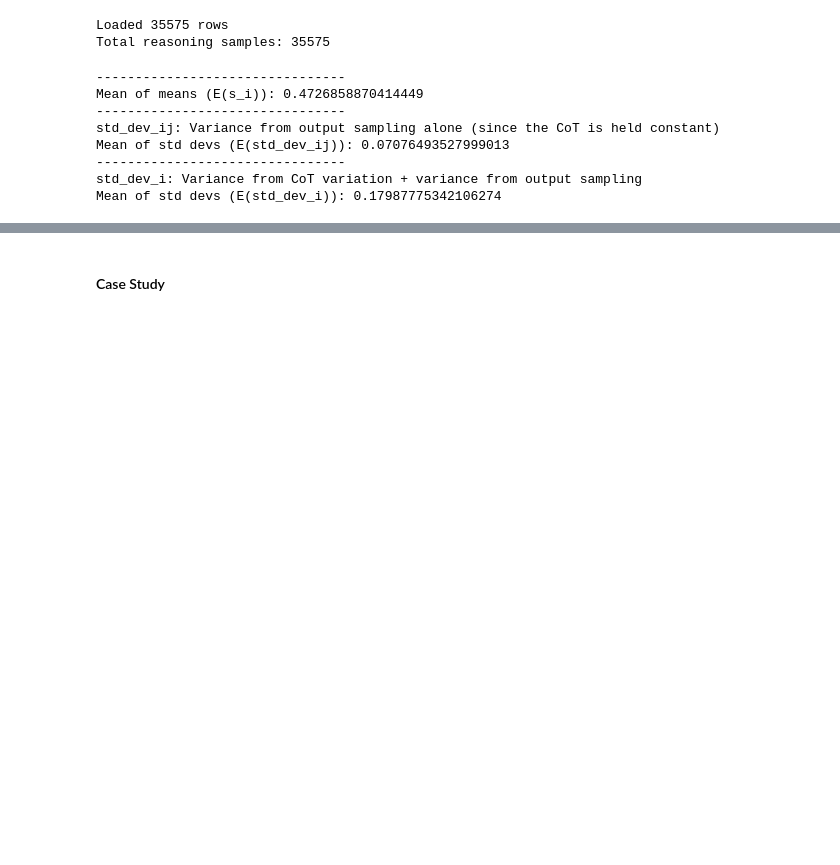
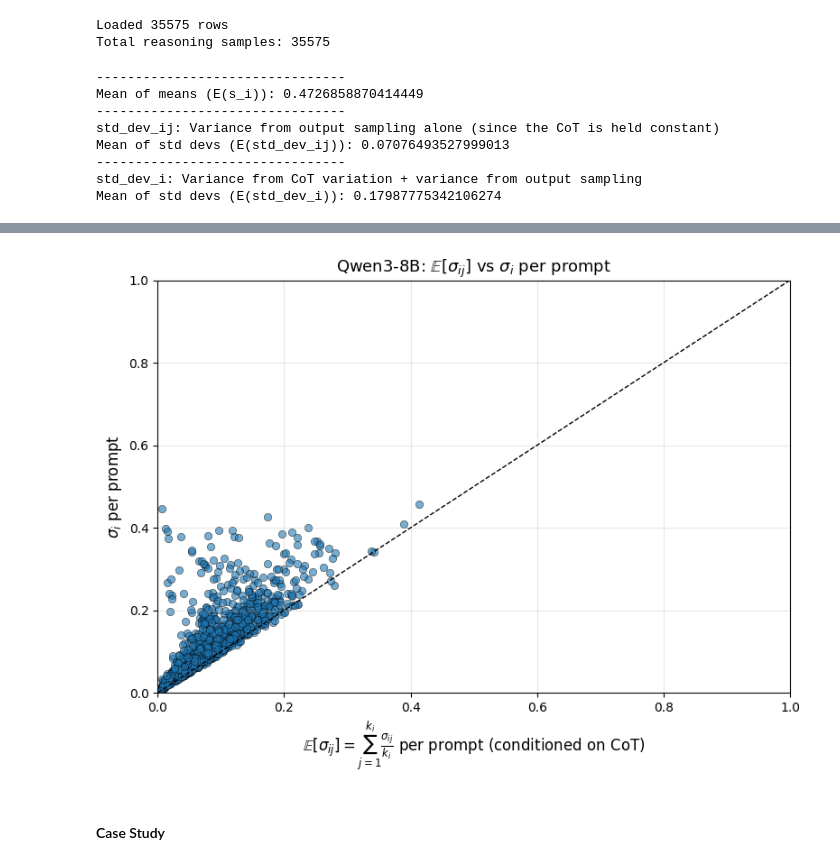
Before and after one commit to kureha-yamaguchi/reasoning-manipulation, a Jupyter notebook: utils/heuristic/compute_stats.ipynb, the cells around one changed output, grey strips where cells are left out. Cells and saved outputs as stored; diff of their text form; code cells hidden in the pictures; blank space fills up the shorter version.

Commit message:
Update compute stats notebook

```diff
--- a/utils/heuristic/compute_stats.ipynb
+++ b/utils/heuristic/compute_stats.ipynb
@@ -266,3 +266,30 @@ Mean of std devs (E(std_dev_ij)): 0.07076493527999013
 --------------------------------
 std_dev_i: Variance from CoT variation + variance from output sampling
 Mean of std devs (E(std_dev_i)): 0.17987775342106274
+# %%
+model_name = "Qwen/Qwen3-8B"
+scored_csv = "scored_train_harmful_prompts_cot5_out5.csv"
+
+scored_csv_path = os.path.join(results_dir, model_name, "dataset", scored_csv)
+
+scored_rows = load_scored_csv(scored_csv_path)
+print(f"Total reasoning samples: {len(scored_rows)}")
+
+
+means_ij_qwen3, std_devs_ij_qwen3 = compute_stats_per_prompt_cot(scored_rows)
+# Average per prompt first, then overall average
+per_prompt_avgs_qwen3 = [statistics.mean(sublist) for sublist in std_devs_ij_qwen3]
+E_sigma_ij_qwen3 = statistics.mean(per_prompt_avgs_qwen3)
+
+means_i_qwen3, std_devs_i_qwen3 = compute_stats_per_prompt(scored_rows)
+
+print("--------------------------------")
+print(f"Mean of means (E(s_i)): {statistics.mean(means_i_qwen3)}")
+
+print("--------------------------------")
+print("std_dev_ij: Variance from output sampling alone (since the CoT is held constant)")
+print(f"Mean of std devs (E(std_dev_ij)): {E_sigma_ij_qwen3}")
+
+print("--------------------------------")
+print("std_dev_i: Variance from CoT variation + variance from output sampling")
+print(f"Mean of std devs (E(std_dev_i)): {statistics.mean(std_devs_i_qwen3)}")
@@ -269,3 +403,17 @@ Mean of std devs (E(std_dev_i)): 0.17987775342106274
+# %%
+plt.figure(figsize=(8, 6))
+plt.scatter(per_prompt_avgs_qwen3, std_devs_i_qwen3, alpha=0.6, edgecolors='k', linewidths=0.5)
+plt.plot([0, 1], [0, 1], 'k--', linewidth=1, label='x = y')
+plt.xlim(0, 1.0)
+plt.ylim(0, 1.0)
+plt.xlabel(r'$\mathbb{E}[\sigma_{ij}]=\sum_{j=1}^{k_i}\frac{\sigma_{ij}}{k_i}$ per prompt (conditioned on CoT)', fontsize=12)
+plt.ylabel(r'$\sigma_{i}$ per prompt', fontsize=12)
+plt.title('Qwen3-8B: $\mathbb{E}[\sigma_{ij}]$ vs $\sigma_{i}$ per prompt', fontsize=13)
+plt.grid(True, alpha=0.3)
+plt.tight_layout()
+plt.show()
+# %% [output]
+[figure, added]
 # %% [markdown]
 #### Case Study
 # %%
```
Also changed, not shown: parts of 8 cells of this notebook.
